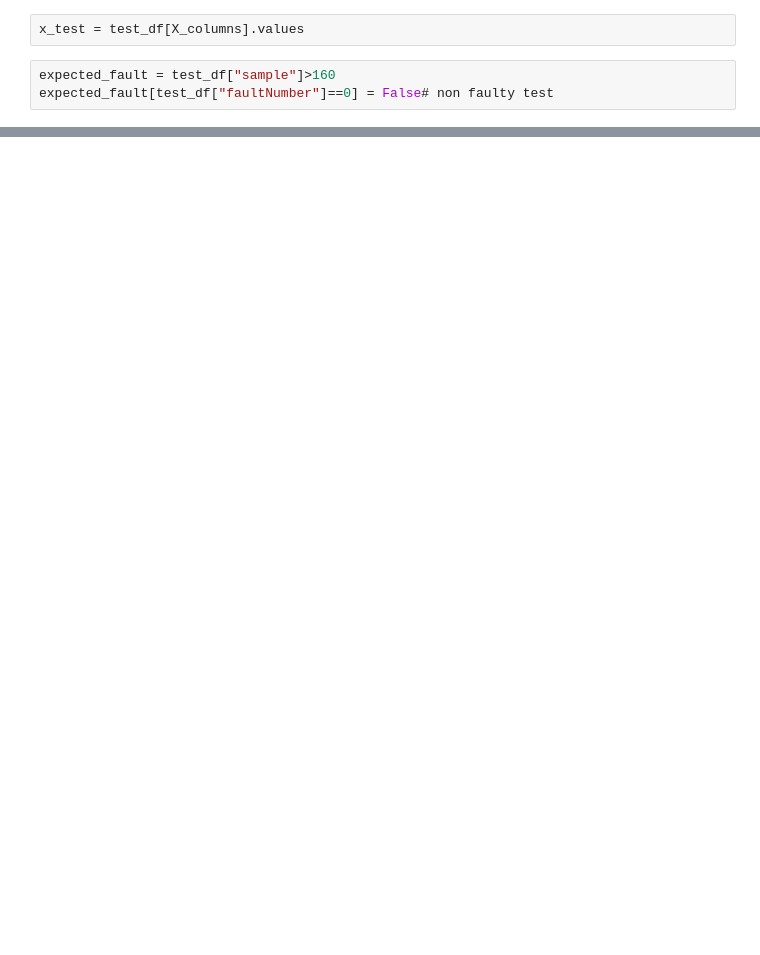
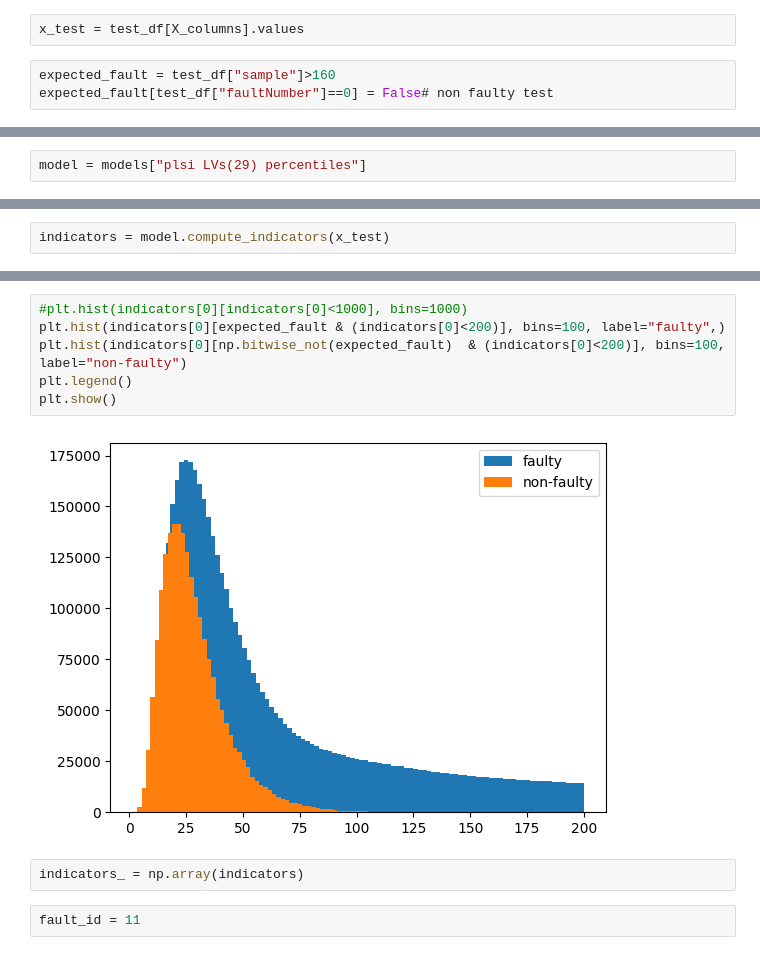
Before and after one commit to Jorge15042001/GhentInternship, a Jupyter notebook: PCA_technique_evaluation.ipynb, the cells around one changed output, grey strips where cells are left out. Cells and saved outputs as stored; diff of their text form; blank space fills up the shorter version.

```diff
--- a/PCA_technique_evaluation.ipynb
+++ b/PCA_technique_evaluation.ipynb
@@ -169,0 +204,2 @@ plt.legend()
+# %%
+model = models["plsi LVs(29) percentiles"]
@@ -169,0 +215,2 @@ plt.legend()
+# %%
+indicators = model.compute_indicators(x_test)
@@ -169,0 +263,12 @@ plt.legend()
+# %%
+#plt.hist(indicators[0][indicators[0]<1000], bins=1000)
+plt.hist(indicators[0][expected_fault & (indicators[0]<200)], bins=100, label="faulty",)
+plt.hist(indicators[0][np.bitwise_not(expected_fault)  & (indicators[0]<200)], bins=100, label="non-faulty")
+plt.legend()
+plt.show()
+# %% [output]
+[figure, added]
+# %%
+indicators_ = np.array(indicators)
+# %%
+fault_id = 11
```
Also changed, not shown: parts of 41 cells of this notebook, 10 other files.
